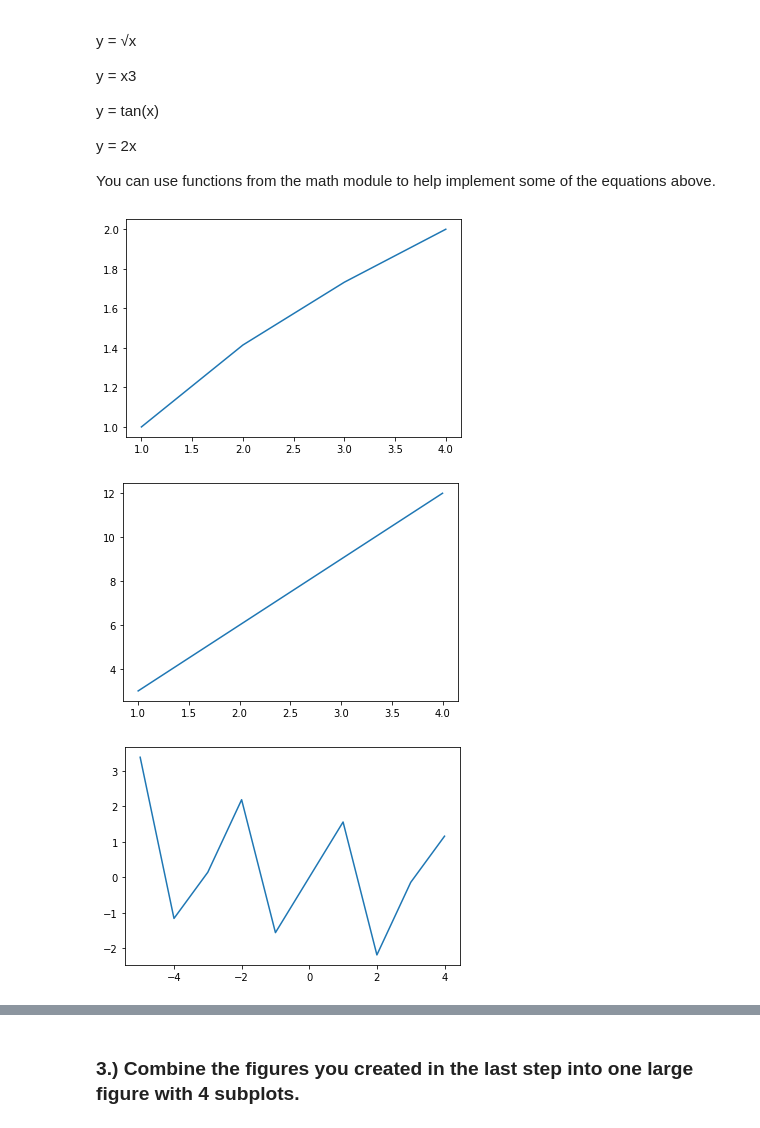
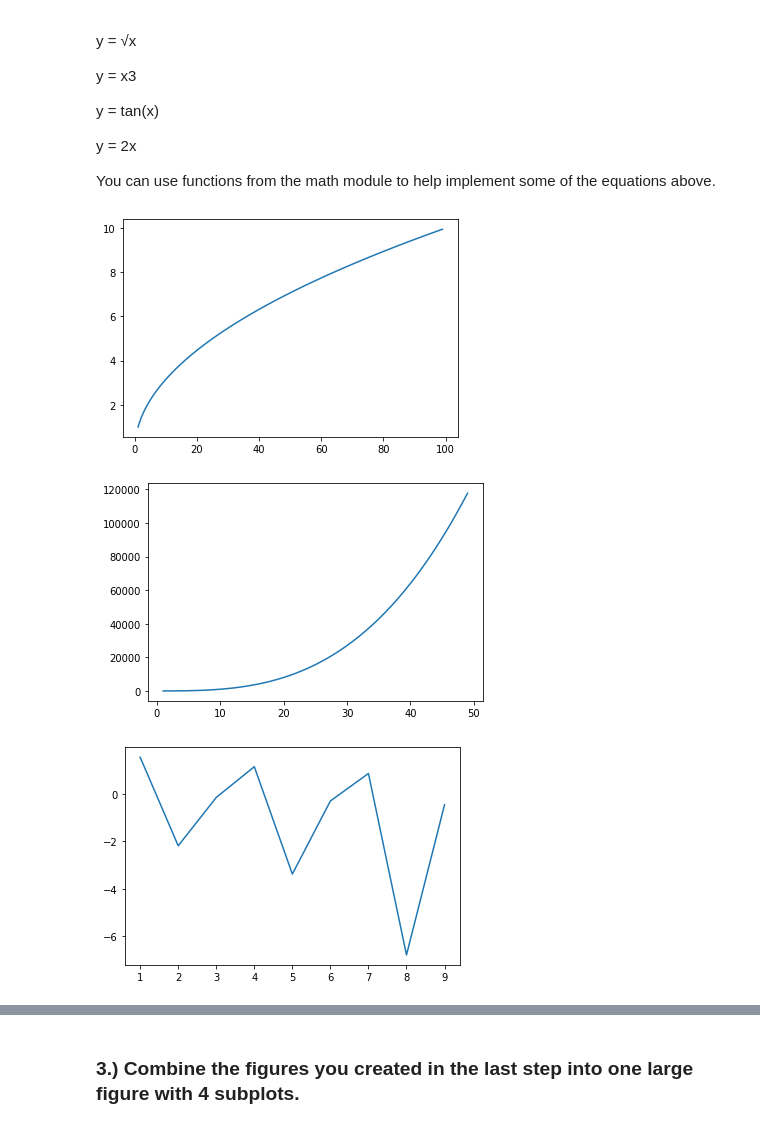
Before and after one commit to jivemachine/python-exercises, a Jupyter notebook: 4.8.2_matplotlib_exercises.ipynb, the cells around one changed output, grey strips where cells are left out. Saved outputs shown, nothing was run; the diff lists cells and outputs as text; code cells hidden in the pictures.

```diff
--- a/4.8.2_matplotlib_exercises.ipynb
+++ b/4.8.2_matplotlib_exercises.ipynb
@@ -39,27 +39,27 @@ You can use functions from the math module to help implement some of the equatio
 # %%
 import math
 
-x = range(1,5)
+x = range(1,100)
 y = [(math.sqrt(x)) for x in x]
 
 plt.plot(x,y)
 plt.show()
 # %% [output]
-[figure, old version]
+[figure, new version]
 # %%
-x = list(range(1,5))
-y = [(x * 3) for x in x]
+x = list(range(1,50))
+y = [n ** 3 for n in x]
 
 plt.plot(x,y)
 plt.show()
 # %% [output]
-[figure, old version]
+[figure, new version]
 # %%
-x = range(-5,5)
+x = range(1,10)
 y = [math.tan(n) for n in x]
 
 plt.plot(x, y)
 plt.show()
 # %% [output]
-[figure, old version]
+[figure, new version]
 # %%
```
Also changed, not shown: parts of 4 cells of this notebook, 2 other files.
